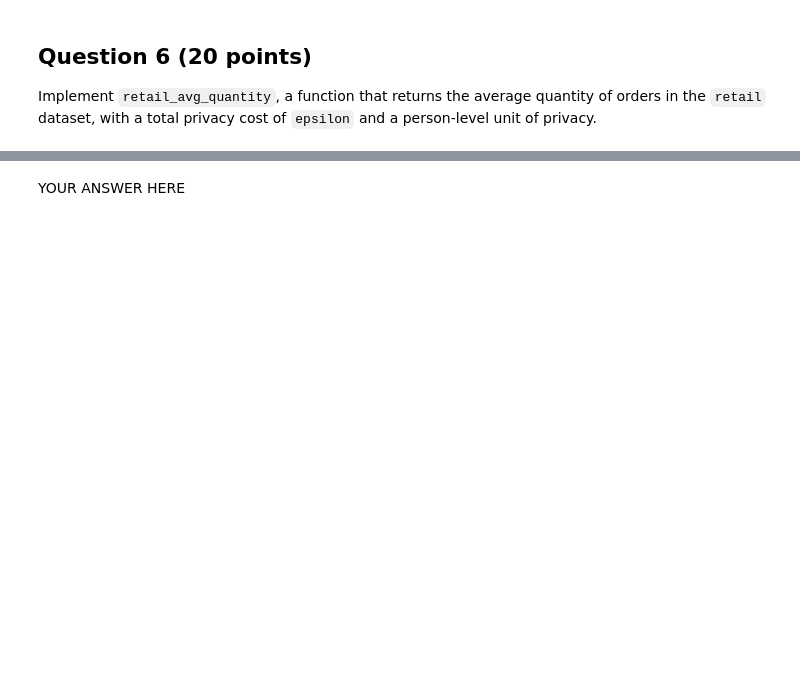
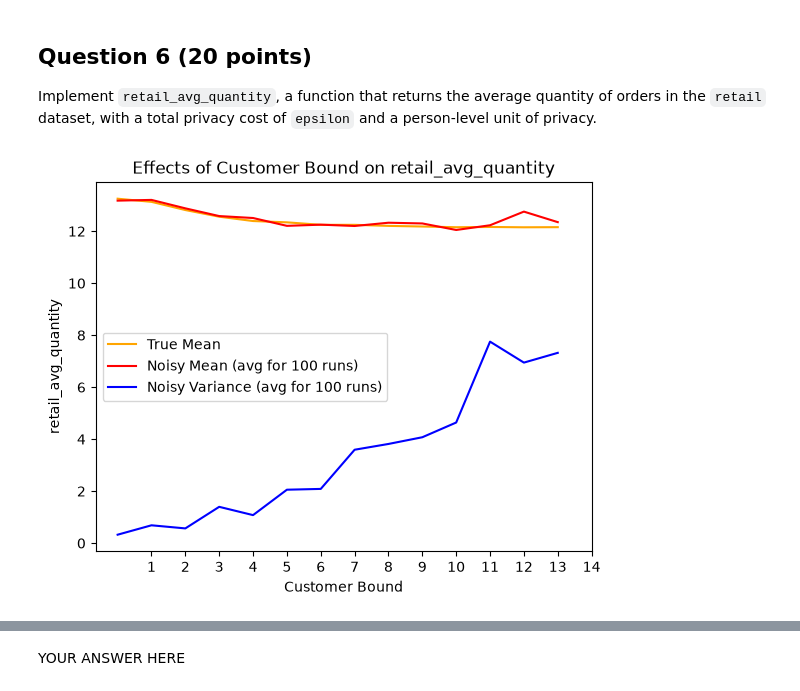
Before and after one commit to jonasgordonhemmett-tech/cs3110-data-privacy, a Jupyter notebook: homework/CS3110_HW_7.ipynb, the cells around one changed output, grey strips where cells are left out. Saved outputs shown, nothing was run; the diff lists cells and outputs as text; code cells hidden in the pictures; blank space fills up the shorter version.

```diff
--- a/homework/CS3110_HW_7.ipynb
+++ b/homework/CS3110_HW_7.ipynb
@@ -120,12 +127,50 @@ noise added by laplace is adjusted to the maximum change 1 person can make
 ## Question 6 (20 points)
 
 Implement `retail_avg_quantity`, a function that returns the average quantity of orders in the `retail` dataset, with a total privacy cost of `epsilon` and a person-level unit of privacy.
-# %%
-def retail_avg_quantity(epsilon):
-    # YOUR CODE HERE
-    raise NotImplementedError()
+# %%
+def retail_avg_quantity(epsilon, k=9, cl=500, noisy = True):
+    # Noisy sum / Noisy count
+    bound_retail = retail.groupby("CustomerID").head(k)
+    bound_retail["Quantity"] = bound_retail["Quantity"].clip(lower=0, upper=cl)
+
+    true_sum = bound_retail["Quantity"].sum()
+    true_count = len(bound_retail)
+
+    if not noisy:
+        return true_sum / true_count
+
+    sum_sens = k * cl
+    count_sens = k
+
+    noisy_sum = laplace_mech(true_sum, sum_sens, epsilon=epsilon/2)
+    noisy_count = laplace_mech(true_count, count_sens, epsilon=epsilon/2)
+    return noisy_sum / noisy_count
 # %%
 # TEST CASE
 avg = retail_avg_quantity(1)
 assert avg > 7
 assert avg < 13
+# %%
+k_upper = 15
+num_runs = 100
+
+avgs = []
+vars = []
+true = []
+for n in range(1, k_upper):
+    s = pd.Series([retail_avg_quantity(1, k=n) for _ in range(num_runs)])
+    avgs.append(s.mean())
+    vars.append(s.var())
+    true.append(retail_avg_quantity(1, k=n, noisy=False))
+
+plt.plot(true, label="True Mean", color = "orange")
+plt.plot(avgs, label=f"Noisy Mean (avg for {num_runs} runs)", color = "red")
+plt.plot(vars, label=f"Noisy Variance (avg for {num_runs} runs)", color = "blue")
+plt.legend()
+plt.xticks(range(1, k_upper, 1))
+plt.title("Effects of Customer Bound on retail_avg_quantity")
+plt.xlabel(f"Customer Bound")
+plt.ylabel("retail_avg_quantity")
+plt.show()
+# %% [output]
+[figure, added]
```
Also changed, not shown: parts of 14 cells of this notebook, 1 other file.
